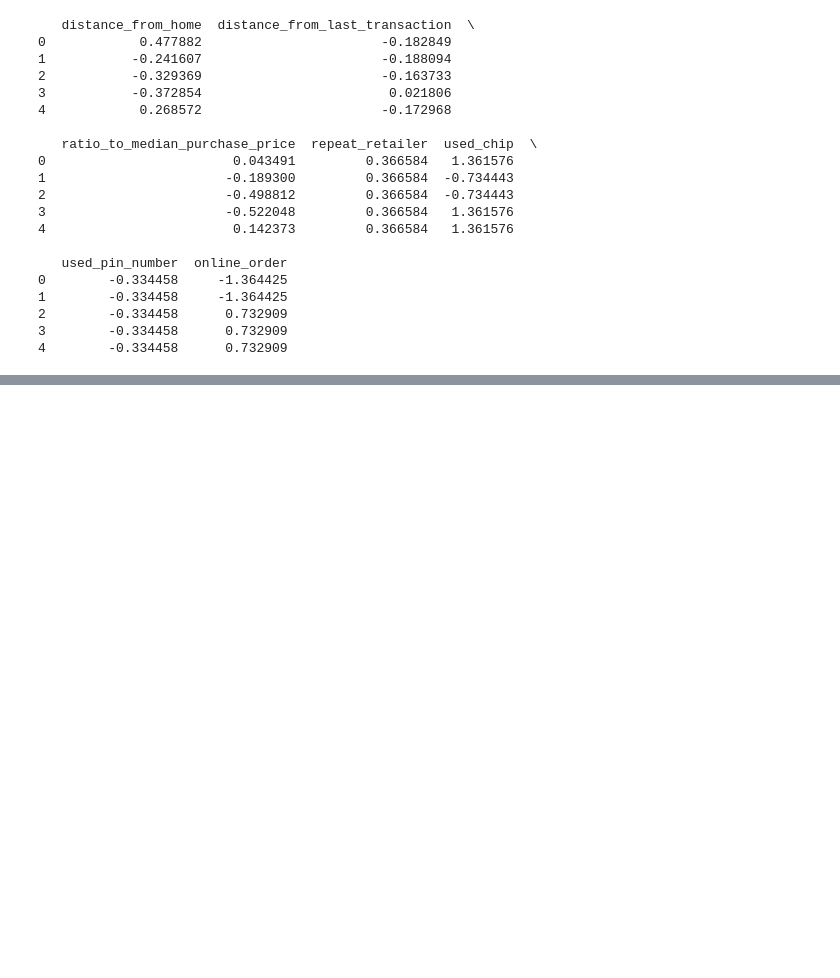
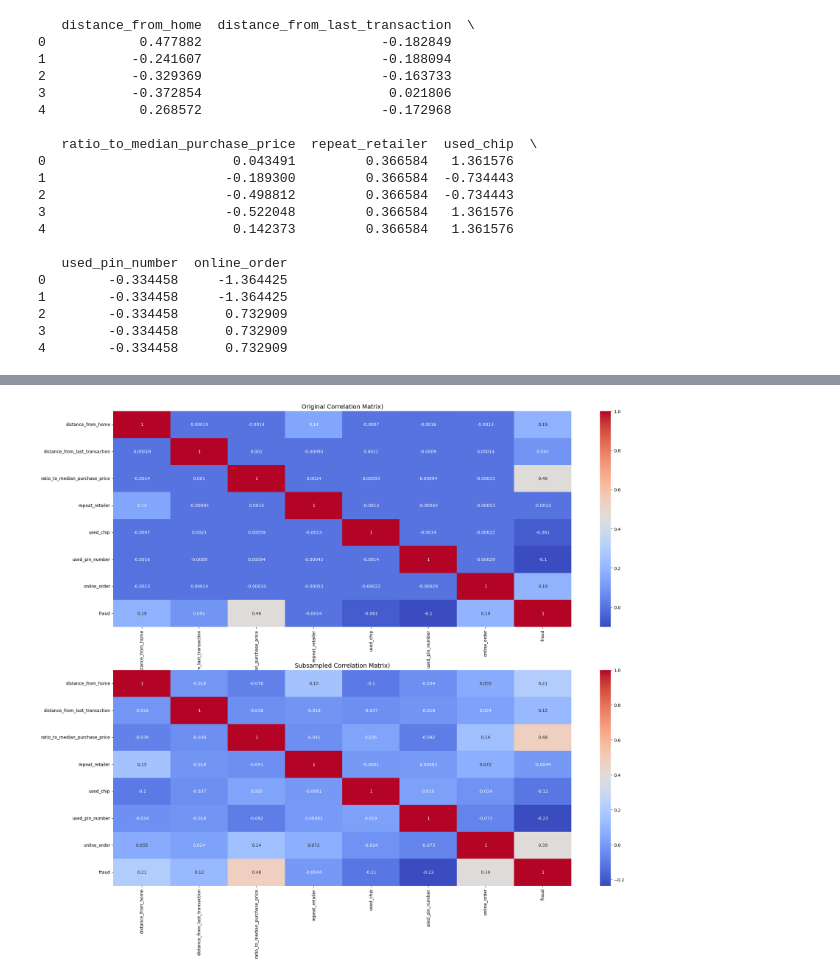
Before and after one commit to gordonmod8/team_project, a Jupyter notebook: src/credit_card_fraud_code.ipynb, the cells around one changed output, grey strips where cells are left out. Cells and saved outputs as stored; diff of their text form; code cells hidden in the pictures; blank space fills up the shorter version.

```diff
--- a/src/credit_card_fraud_code.ipynb
+++ b/src/credit_card_fraud_code.ipynb
@@ -220,0 +229,14 @@ print(prediction_accuracy)
+# %%
+s = 5
+np.random.seed(s)
+
+df_fraud = df.loc[df.fraud==True]
+df_full_notfraud = df.loc[df.fraud==False]
+undersplit = np.random.choice([True, False], size=len(df_full_notfraud), replace=True, p=[0.5, 0.5])
+df_under_notfraud = df_full_notfraud[undersplit][:len(df_fraud)]
+
+df_subsample_0 = pd.concat([df_under_notfraud,df_fraud])
+df_subsample = df_subsample_0.sample(frac=1, random_state=s)
+
+print(len(df_subsample) == 2*len(df_fraud))
+df_subsample
@@ -220,0 +260,12 @@ print(prediction_accuracy)
+# %%
+f, (ax1, ax2) = plt.subplots(2, 1, figsize=(24,20))
+corr_matrix = df.corr()
+sns.heatmap(corr_matrix, annot=True, cmap='coolwarm', ax=ax1)
+ax1.set_title("Original Correlation Matrix)", fontsize=14)
+
+corr_subsample_matrix = df_subsample.corr()
+sns.heatmap(corr_subsample_matrix, annot=True, cmap='coolwarm', ax=ax2)
+ax2.set_title('Subsampled Correlation Matrix)', fontsize=14)
+plt.show()
+# %% [output]
+[figure, added]
```
Also changed, not shown: parts of 10 cells of this notebook, 1 other file.
